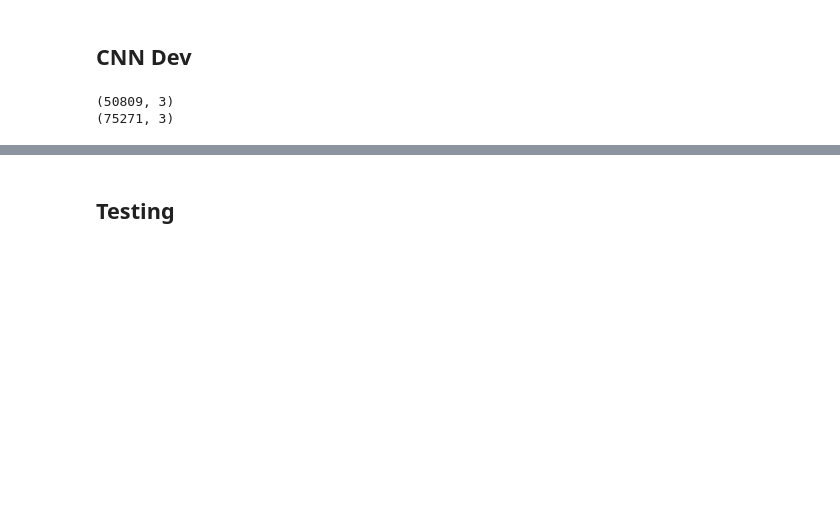
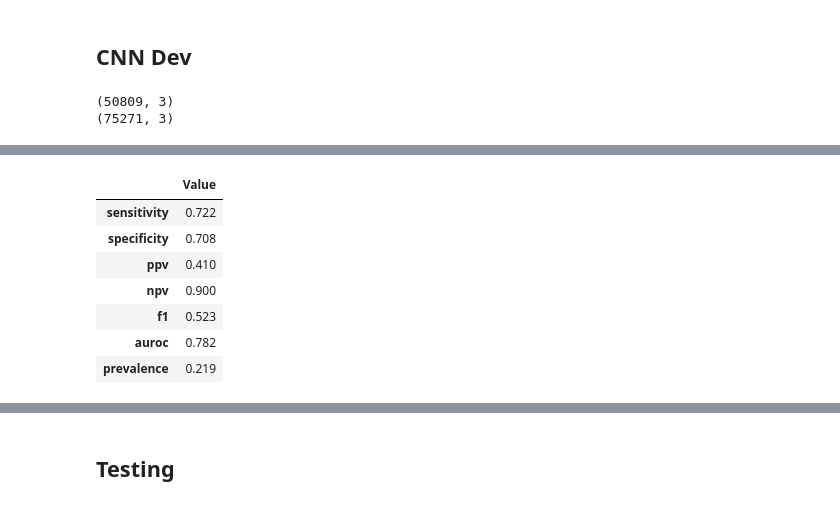
Before and after one commit to sudarshan85/imminent-adm-mimic, a Jupyter notebook: cnn/cnn_classifier.ipynb, the cells around one changed output, grey strips where cells are left out. Cells and saved outputs as stored; diff of their text form; code cells hidden in the pictures; blank space fills up the shorter version.

```diff
--- a/cnn/cnn_classifier.ipynb
+++ b/cnn/cnn_classifier.ipynb
@@ -173,25 +177,34 @@ plot_thresh_range(ax, targ, prob, 0.1, 0.9, 25)
 # %%
-args.imminent_threshold = 0.24
+args.imminent_threshold = 0.2
 pred = (prob > args.imminent_threshold).astype(np.int64)
 cm = confusion_matrix(targ, pred)
 tn,fp,fn,tp = cm[0][0],cm[0][1],cm[1][0],cm[1][1]
 prevalence = (fn+tp)/(tn+fp+fn+tp)
 sensitivity = tp/(tp+fn)
 specificity = tn/(tn+fp)
 ppv = tp/(tp+fp)
 npv = tn/(tn+fn)
 f1 = (2*ppv*sensitivity)/(ppv+sensitivity)
 auroc = roc_auc_score(targ, prob)
 
 d = {
   'sensitivity': np.round(sensitivity, 3),
   'specificity': np.round(specificity, 3),
   'ppv': np.round(ppv, 3),
   'npv': np.round(npv, 3),
   'f1': np.round(f1, 3),
   'auroc': np.round(auroc, 3),
   'prevalence': np.round(prevalence, 3),
 }
 
 metrics = pd.DataFrame(d.values(), index=d.keys(), columns=['Value'])
 metrics
+# %% [output]
+|  | Value |
+| sensitivity | 0.722 |
+| specificity | 0.708 |
+| ppv | 0.410 |
+| npv | 0.900 |
+| f1 | 0.523 |
+| auroc | 0.782 |
+| prevalence | 0.219 |
```
Also changed, not shown: parts of 15 cells of this notebook, 2 other files.
